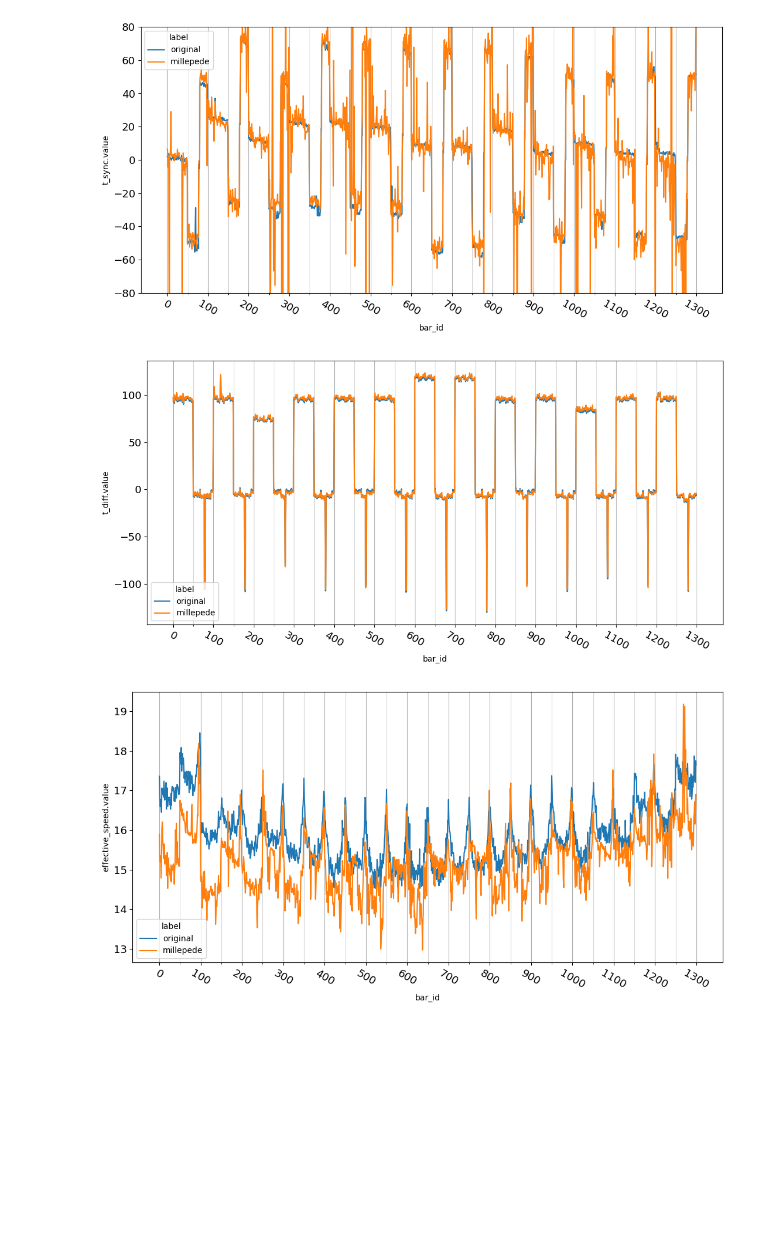
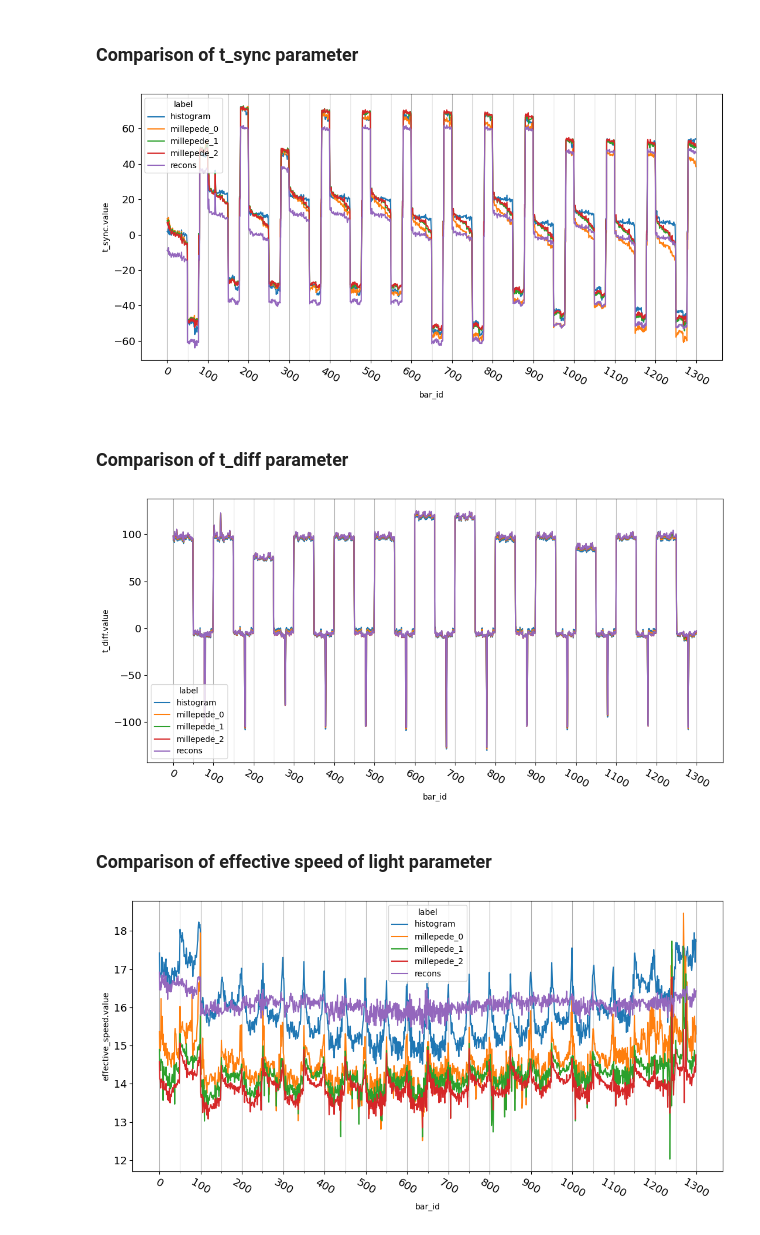
Before and after one commit to YanzhaoW/r3b_jupyter, a Jupyter notebook: meetings/R3B2025York/millepede_check.ipynb, the cells around one changed output. Cells and saved outputs as stored; diff of their text form; code cells hidden in the pictures; blank space fills up the shorter version.

Commit message:
Add the par comparison

```diff
--- a/meetings/R3B2025York/millepede_check.ipynb
+++ b/meetings/R3B2025York/millepede_check.ipynb
@@ -58,5 +13,5 @@ original_pars
 # %%
-def compare_par(original_pars, mille_pars, par_name):
+def compare_par(par_name, pars):
     plot, axes = plt.subplots()
     axes.set_xticks(np.arange(0, 1301, step=100))
     axes.set_xticks(np.arange(0, 1301, step=50), minor=True)
@@ -65,8 +20,11 @@ def compare_par(original_pars, mille_pars, par_name):
     axes.grid(which="both", axis="x")
     axes.grid(which="minor", alpha=0.5)
     plot.set_size_inches(13, 6)
-    original_pars["label"] = "original"
-    mille_pars["label"] = "millepede"
-    df = pd.concat([original_pars, mille_pars], ignore_index=True)
+    for key, value in pars.items():
+        value["label"] = key
+    # original_pars["label"] = "original"
+    # mille_pars["label"] = "millepede"
+    # df = pd.concat([original_pars, mille_pars], ignore_index=True)
+    df = pd.concat(list(pars.values()), ignore_index=True)
     sns.lineplot(data=df, x="bar_id", y=par_name, ax=axes, hue="label")
     return plot, axes
@@ -72,0 +39,10 @@ def compare_par(original_pars, mille_pars, par_name):
+# %%
+root_path = "/lustre/r3b/ywang/test/s122"
+dir_path = "test_aug18"
+file_maps = {
+    "histogram": "cal2hit.par.root",
+    "millepede_0": "millepede.par.root",
+    "millepede_1": "millepede.1.par.root",
+    "millepede_2": "millepede.2.par.root",
+    "recons": "recons.par.root",
+}
@@ -72,0 +51,6 @@ def compare_par(original_pars, mille_pars, par_name):
+# %%
+file_readers = {
+    label: r3b.neuland.HitParReader(f"{root_path}/{dir_path}/{name}")
+    for label, name in file_maps.items()
+}
+all_pars = {label: reader.read() for label, reader in file_readers.items()}
@@ -73,14 +65,22 @@ def compare_par(original_pars, mille_pars, par_name):
+# %% [markdown]
+### Comparison of t_sync parameter
 # %%
-plot, axes = compare_par(original_pars, mille_pars, "t_sync.value")
-axes.set(ylim=(-80, 80));
+plot, axes = compare_par("t_sync.value", all_pars)
+# axes.set(ylim=(-10, 20));
+# axes.set(xlim=(1200, 1300))
 # %% [output]
-[figure, old version]
+[figure, new version]
+# %% [markdown]
+### Comparison of t_diff parameter
 # %%
-plot, axes = compare_par(original_pars, mille_pars, "t_diff.value")
+plot, axes = compare_par("t_diff.value", all_pars)
 # axes.set(ylim=(-80, 80));
 # %% [output]
-[figure, old version]
+[figure, new version]
+# %% [markdown]
+### Comparison of effective speed of light parameter
 # %%
-plot, axes = compare_par(original_pars, mille_pars, "effective_speed.value")
+plot, axes = compare_par("effective_speed.value", all_pars)
+# axes.set_ylim(10, 25)
 # %% [output]
-[figure, old version]
+[figure, new version]
```
Also changed, not shown: parts of 10 cells of this notebook.
